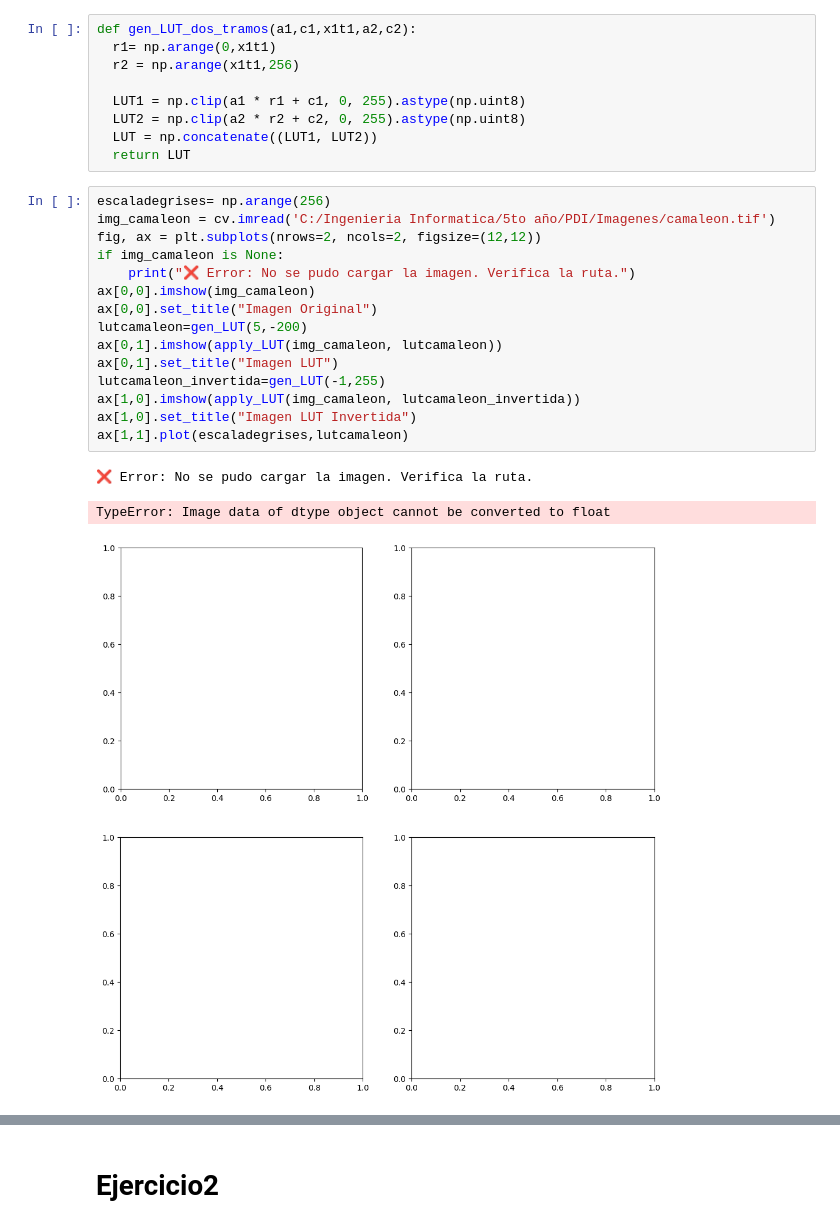
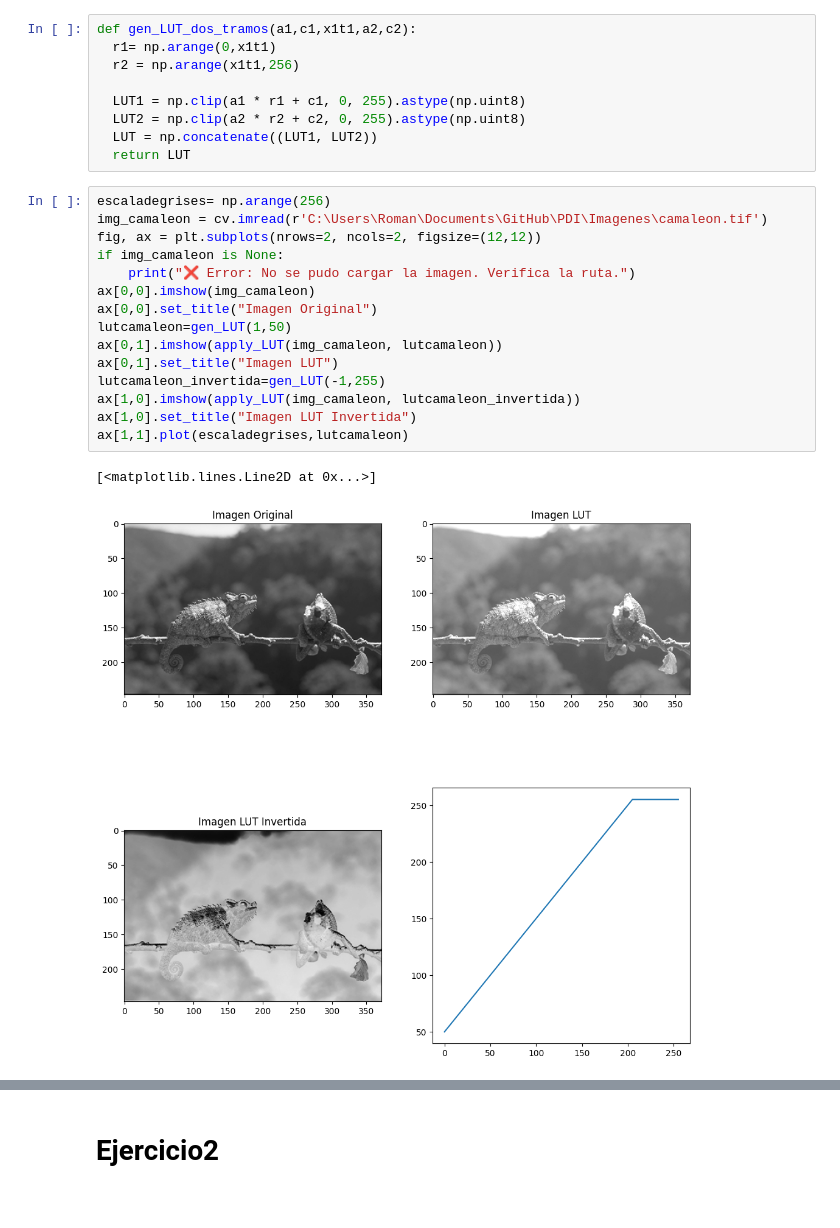
Before and after one commit to TelliRoman/PDI, a Jupyter notebook: Guia2A/tp02a.ipynb, the cells around one changed output, grey strips where cells are left out. Saved outputs shown, nothing was run; the diff lists cells and outputs as text.

```diff
--- a/Guia2A/tp02a.ipynb
+++ b/Guia2A/tp02a.ipynb
@@ -33,22 +33,21 @@ def gen_LUT_dos_tramos(a1,c1,x1t1,a2,c2):
   return LUT
 # %%
 escaladegrises= np.arange(256)
-img_camaleon = cv.imread('C:/Ingenieria Informatica/5to año/PDI/Imagenes/camaleon.tif')
+img_camaleon = cv.imread(r'C:\Users\Roman\Documents\GitHub\PDI\Imagenes\camaleon.tif')
 fig, ax = plt.subplots(nrows=2, ncols=2, figsize=(12,12))
 if img_camaleon is None:
     print("❌ Error: No se pudo cargar la imagen. Verifica la ruta.")
 ax[0,0].imshow(img_camaleon)
 ax[0,0].set_title("Imagen Original")
-lutcamaleon=gen_LUT(5,-200)
+lutcamaleon=gen_LUT(1,50)
 ax[0,1].imshow(apply_LUT(img_camaleon, lutcamaleon))
 ax[0,1].set_title("Imagen LUT")
 lutcamaleon_invertida=gen_LUT(-1,255)
 ax[1,0].imshow(apply_LUT(img_camaleon, lutcamaleon_invertida))
 ax[1,0].set_title("Imagen LUT Invertida")
 ax[1,1].plot(escaladegrises,lutcamaleon)
 # %% [output]
-❌ Error: No se pudo cargar la imagen. Verifica la ruta.
+[<matplotlib.lines.Line2D at 0x...>]
-TypeError: Image data of dtype object cannot be converted to float
-[figure, old version]
+[figure, new version]
 # %%
 escaladegrises= np.arange(256)
```
Also changed, not shown: parts of 4 cells of this notebook, 4 other files.
